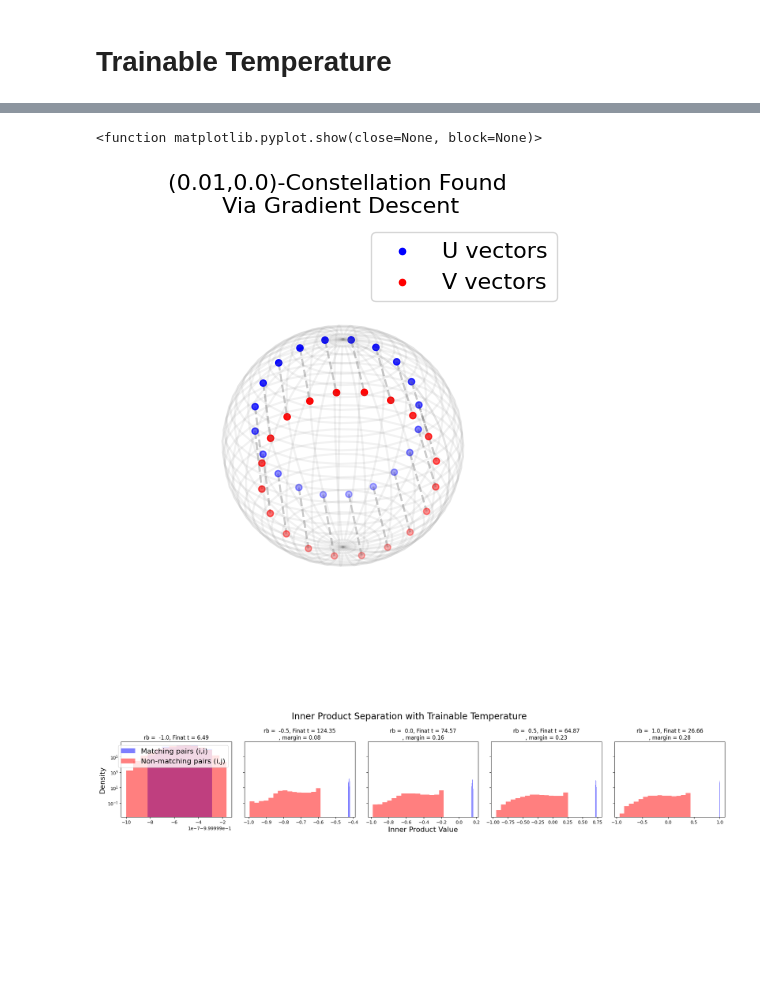
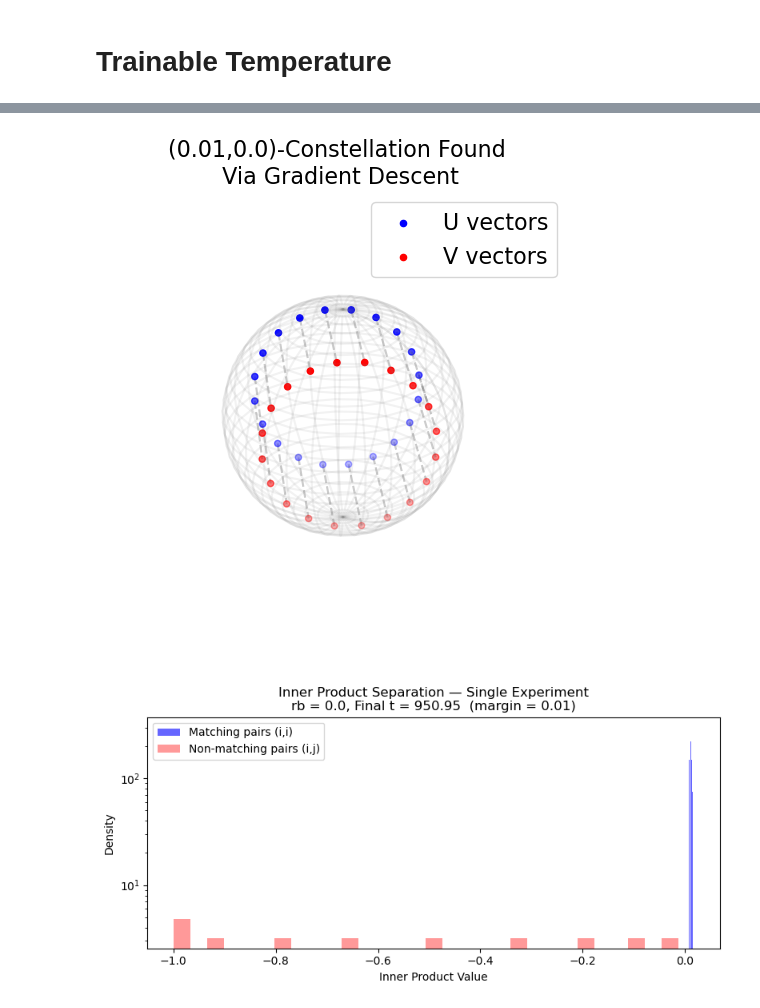
Before and after one commit to BangachevKiril/RepresentationLearningTheory, a Jupyter notebook: SigLIP/BasicExperiment.ipynb, the cells around one changed output, grey strips where cells are left out. Saved outputs shown, nothing was run; the diff lists cells and outputs as text; code cells hidden in the pictures; blank space fills up the shorter version.

Commit message:
Old utils were added and some fixed to the notebooks were made

```diff
--- a/SigLIP/BasicExperiment.ipynb
+++ b/SigLIP/BasicExperiment.ipynb
@@ -93,59 +93,56 @@ print(rb, margin)
 # %%
+from utils.plottingutils import plot_vectors
+
 fig = plt.figure(figsize=(6, 6))
 ax = fig.add_subplot(111, projection='3d')
-experiment.plot_vectors(
-        U_final,
-        V_final,
-        criterion_final,
-        ax=ax,
-        title = f"({margin:.2f},{rb:.1f})-Constellation Found\n Via Gradient Descent"
-    )
-plt.savefig("logs/basicpicture.png",dpi=300, bbox_inches='tight')
-plt.show
+plot_vectors(
+    U_final,
+    V_final,
+    criterion_final,
+    ax=ax,
+    title=f"({float(margin):.2f},{rb:.1f})-Constellation Found\n Via Gradient Descent"
+)
+fig.savefig("logs/basicpicture.png", dpi=300, bbox_inches='tight')
+plt.show()
 # %% [output]
-<function matplotlib.pyplot.show(close=None, block=None)>
-[figure, old version]
+[figure, new version]
 # %%
-fig, axes = plt.subplots(1, 5, figsize=(20, 4), sharey=True)
+# Single-experiment version (use existing final_embeddings / final_temps)
+fig, ax = plt.subplots(1, 1, figsize=(8, 4))
 
-fig.suptitle('Inner Product Separation with Trainable Temperature', fontsize=20)
-titles = [f"rb =  {rb:.1f}, Finat t = {final_temps[i]:.2f}" for i,rb in enumerate(initial_relative_biases)]
-for i, ax in enumerate(axes):
+U_final, V_final = final_embeddings[0]
+inner_products = torch.matmul(U_final, V_final.t())
 
-    U_final, V_final = final_embeddings[i]
-    inner_products = torch.matmul(U_final, V_final.t())
-        # Get matching pairs (diagonal elements)
-    matching_pairs = torch.diag(inner_products).detach().cpu().numpy()
-    if i>0:
-        matching_pairs = matching_pairs + .002*np.random.normal(size = matching_pairs.shape)
-        # Get non-matching pairs (off-diagonal elements)
-    mask = ~torch.eye(n_classes, dtype=bool, device=device_str)
-    non_matching_pairs = inner_products[mask].detach().cpu().numpy()
+# matching (diagonal) and non-matching (off-diagonal)
+matching_pairs = torch.diag(inner_products).detach().cpu().numpy()
+mask = ~torch.eye(n_classes, dtype=bool, device=inner_products.device)
+non_matching_pairs = inner_products[mask].detach().cpu().numpy()
 
-    minsame= np.min(matching_pairs)
-    maxdiff = np.max(non_matching_pairs)
-    margin = (minsame - maxdiff)/2
+# small jitter for visualization if desired
+matching_pairs_vis = matching_pairs.copy()
+if matching_pairs_vis.size > 1:
+    matching_pairs_vis = matching_pairs_vis + 0.002 * np.random.normal(size=matching_pairs_vis.shape)
 
-        # Create histogram plot
-    ax.hist(matching_pairs, bins= 15, alpha=0.5, label='Matching pairs (i,i)', color='blue', density=True, log = True)
-    ax.hist(non_matching_pairs, bins=15, alpha=0.5, label='Non-matching pairs (i,j)', color='red', density=True, log = True)
+minsame = np.min(matching_pairs)
+maxdiff = np.max(non_matching_pairs)
+margin = (minsame - maxdiff) / 2
 
-    if margin>0:
-        titles[i]= titles[i] + f"\n, margin = {margin:.2f}"
-    ax.set_title(titles[i])
+ax.hist(matching_pairs_vis, bins=15, alpha=0.6, label='Matching pairs (i,i)', color='blue', density=True, log=True)
+ax.hist(non_matching_pairs, bins=30, alpha=0.4, label='Non-matching pairs (i,j)', color='red', density=True, log=True)
 
-
-    if i == 0:
-        ax.set_ylabel('Density', fontsize = 16)
-        ax.legend(fontsize= 16)
-    if i == 2:
-        ax.set_xlabel('Inner Product Value', fontsize = 16)
+title = f"rb = {rb:.1f}, Final t = {final_temps[0]:.2f}"
+if margin > 0:
+    title += f"  (margin = {margin:.2f})"
+ax.set_title("Inner Product Separation — Single Experiment\n" + title, fontsize=12)
+ax.set_xlabel('Inner Product Value', fontsize=10)
+ax.set_ylabel('Density', fontsize=10)
+ax.legend(fontsize=10)
 
 plt.tight_layout()
-plt.savefig("logs/ablationtrainablelargetemperature.png",dpi=300, bbox_inches='tight')
+plt.savefig("logs/single_experiment_inner_product_separation.png", dpi=300, bbox_inches='tight')
 plt.show()
 # %% [output]
-[figure, old version]
+[figure, new version]
 # %%
 fig = plt.figure(figsize=(10, 10))
 ax = fig.add_subplot(111, projection='3d')
```
Also changed, not shown: parts of 4 cells of this notebook, 13 other files.
